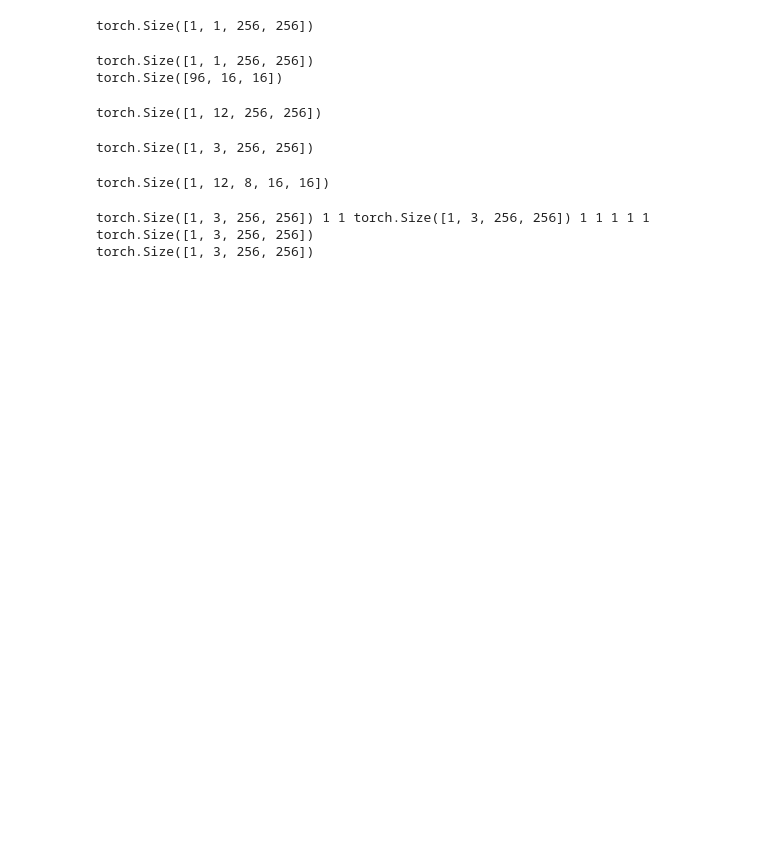
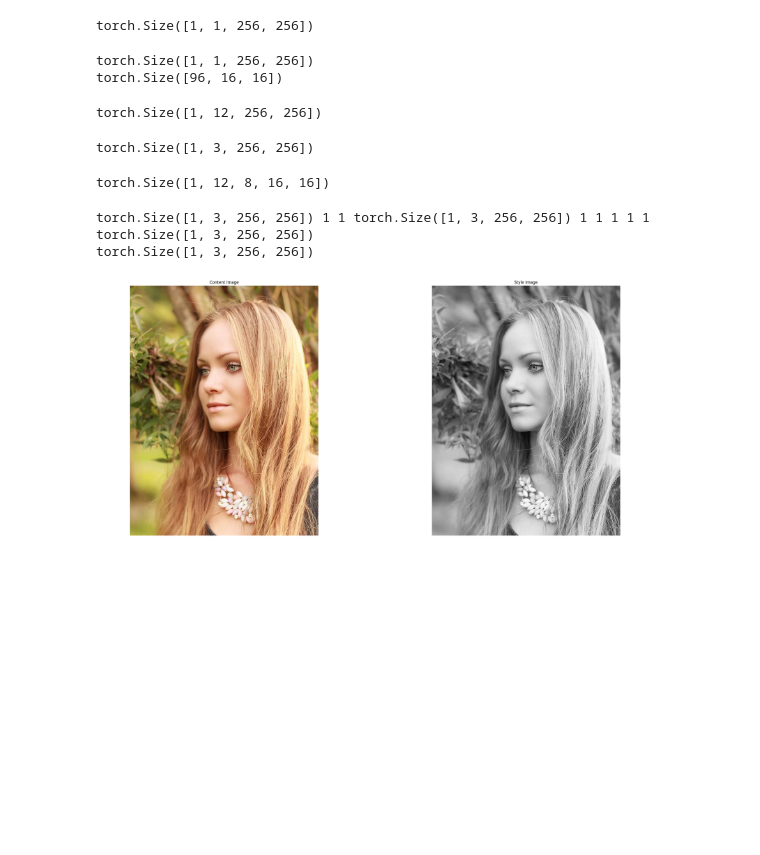
Before and after one commit to himanshu1196/game-ai-style-transfer, a Jupyter notebook: neural_style_transfer_torch.ipynb, the cells around one changed output. Drawn from its saved outputs; the diff is of its cells as text; code cells hidden in the pictures; blank space fills up the shorter version.

```diff
--- a/neural_style_transfer_torch.ipynb
+++ b/neural_style_transfer_torch.ipynb
@@ -457,3 +649,21 @@ torch.Size([1, 3, 256, 256])
 #     train_step(content, improved_mask_list, content_prev, mask_prev_list, style_list, content_prev_encoded_list, temp_content_prev_1_list, temp_content_prev_2_list, temp_content_prev_3_list)
 #     content_prev = content.copy()
 #     mask_prev_list = improved_mask_list.copy()
+# %%
+# temp
+import matplotlib.pyplot as plt
+import cv2
+
+fig, axes = plt.subplots(nrows=2, ncols=2, figsize=(30, 30))
+[ax.axis("off") for ax in np.ravel(axes)]
+
+content_images = [cv2.cvtColor(cv2.imread('/content/content.jpeg'), cv2.COLOR_BGR2RGB)]
+style_images = [cv2.cvtColor(cv2.imread('/content/content.jpeg'), cv2.COLOR_BGR2GRAY)]
+for (axis, content_image, style_image) in zip(axes, content_images, style_images):
+    (ax_content, ax_style) = axis
+    ax_content.imshow(content_image)
+    ax_content.set_title("Content Image")
+    ax_style.imshow(style_image, cmap='gray', vmin=0, vmax=255)
+    ax_style.set_title("Style Image")
+# %% [output]
+[figure, added]
```
Also changed, not shown: parts of 7 cells of this notebook.
